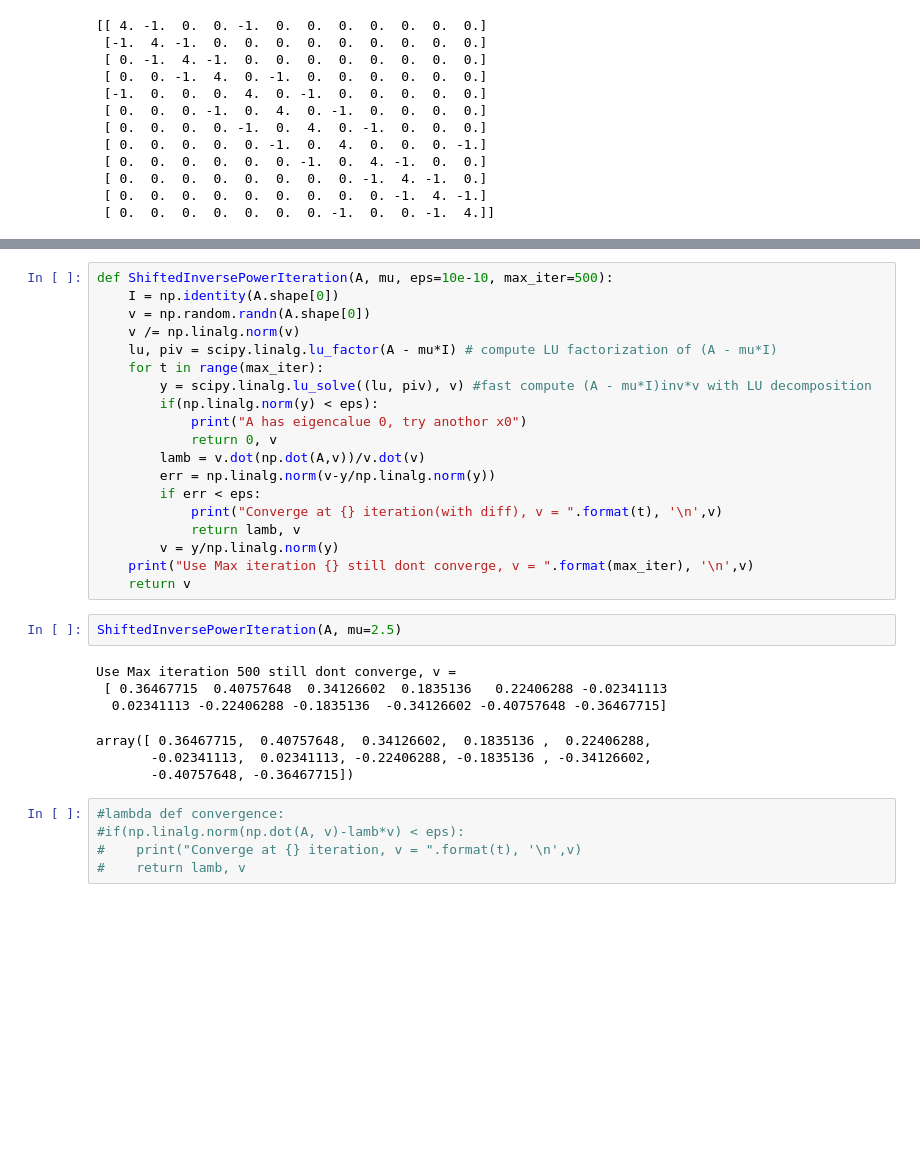
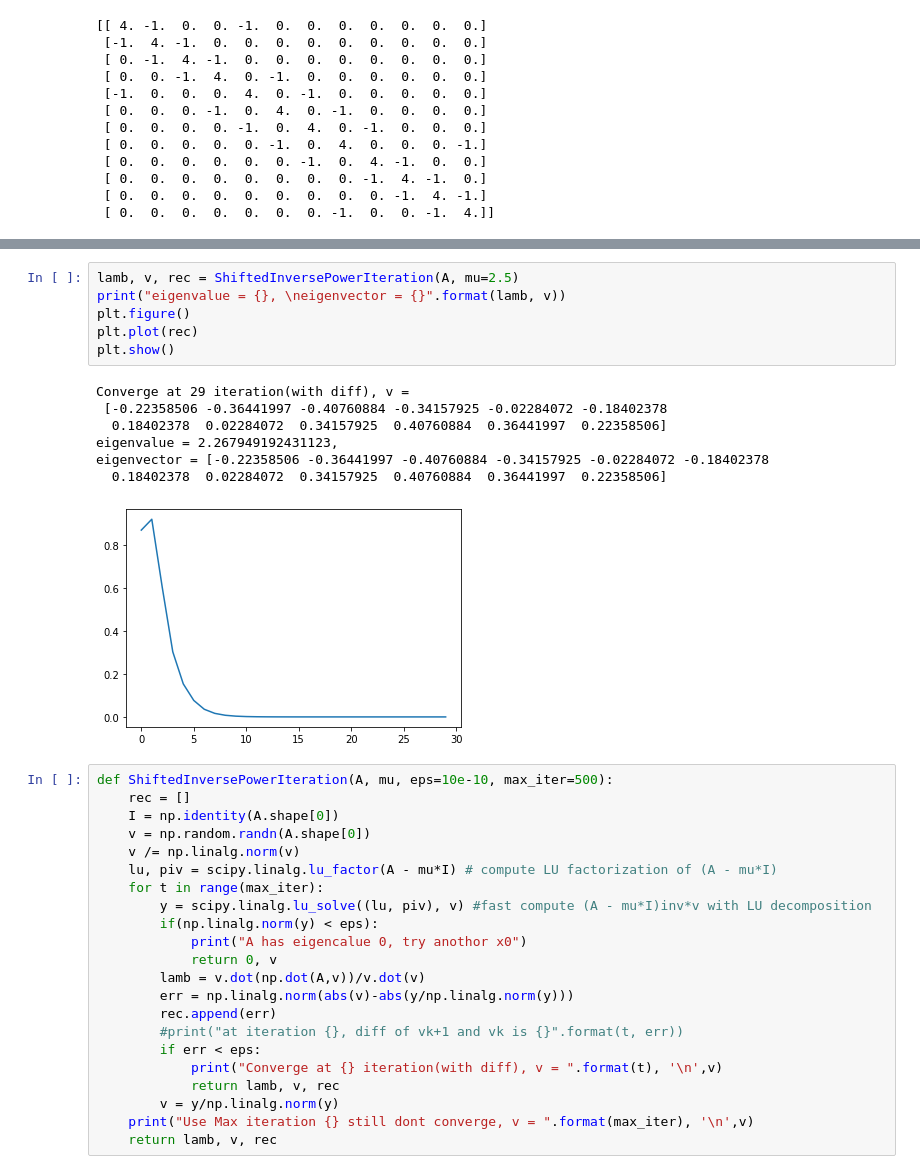
Before and after one commit to EazyReal/PMS2019fall, a Jupyter notebook: Biweekly quiz 7 power method and its variants.ipynb, the cells around one changed output, grey strips where cells are left out. Cells and saved outputs as stored; diff of their text form; blank space fills up the shorter version.

```diff
--- a/Biweekly quiz 7 power method and its variants.ipynb
+++ b/Biweekly quiz 7 power method and its variants.ipynb
@@ -156,5 +149,20 @@ Converge at 149 iteration(with diff), v =
+# %%
+lamb, v, rec = ShiftedInversePowerIteration(A, mu=2.5)
+print("eigenvalue = {}, \neigenvector = {}".format(lamb, v))
+plt.figure()
+plt.plot(rec)
+plt.show()
+# %% [output]
+Converge at 29 iteration(with diff), v =
+ [-0.22358506 -0.36441997 -0.40760884 -0.34157925 -0.02284072 -0.18402378
+  0.18402378  0.02284072  0.34157925  0.40760884  0.36441997  0.22358506]
+eigenvalue = 2.267949192431123,
+eigenvector = [-0.22358506 -0.36441997 -0.40760884 -0.34157925 -0.02284072 -0.18402378
+  0.18402378  0.02284072  0.34157925  0.40760884  0.36441997  0.22358506]
+[figure, added]
 # %%
 def ShiftedInversePowerIteration(A, mu, eps=10e-10, max_iter=500):
+    rec = []
     I = np.identity(A.shape[0])
     v = np.random.randn(A.shape[0])
     v /= np.linalg.norm(v)
@@ -165,24 +173,12 @@ def ShiftedInversePowerIteration(A, mu, eps=10e-10, max_iter=500):
             print("A has eigencalue 0, try anothor x0")
             return 0, v
         lamb = v.dot(np.dot(A,v))/v.dot(v)
-        err = np.linalg.norm(v-y/np.linalg.norm(y))
+        err = np.linalg.norm(abs(v)-abs(y/np.linalg.norm(y)))
+        rec.append(err)
+        #print("at iteration {}, diff of vk+1 and vk is {}".format(t, err))
         if err < eps:
             print("Converge at {} iteration(with diff), v = ".format(t), '\n',v)
-            return lamb, v
+            return lamb, v, rec
         v = y/np.linalg.norm(y)
     print("Use Max iteration {} still dont converge, v = ".format(max_iter), '\n',v)
-    return v
+    return lamb, v, rec
-# %%
-ShiftedInversePowerIteration(A, mu=2.5)
-# %% [output]
-Use Max iteration 500 still dont converge, v =
- [ 0.36467715  0.40757648  0.34126602  0.1835136   0.22406288 -0.02341113
-  0.02341113 -0.22406288 -0.1835136  -0.34126602 -0.40757648 -0.36467715]
-array([ 0.36467715,  0.40757648,  0.34126602,  0.1835136 ,  0.22406288,
-       -0.02341113,  0.02341113, -0.22406288, -0.1835136 , -0.34126602,
-       -0.40757648, -0.36467715])
-# %%
-#lambda def convergence:
-#if(np.linalg.norm(np.dot(A, v)-lamb*v) < eps):
-#    print("Converge at {} iteration, v = ".format(t), '\n',v)
-#    return lamb, v
```
Also changed, not shown: parts of 13 cells of this notebook, 4 other files.
